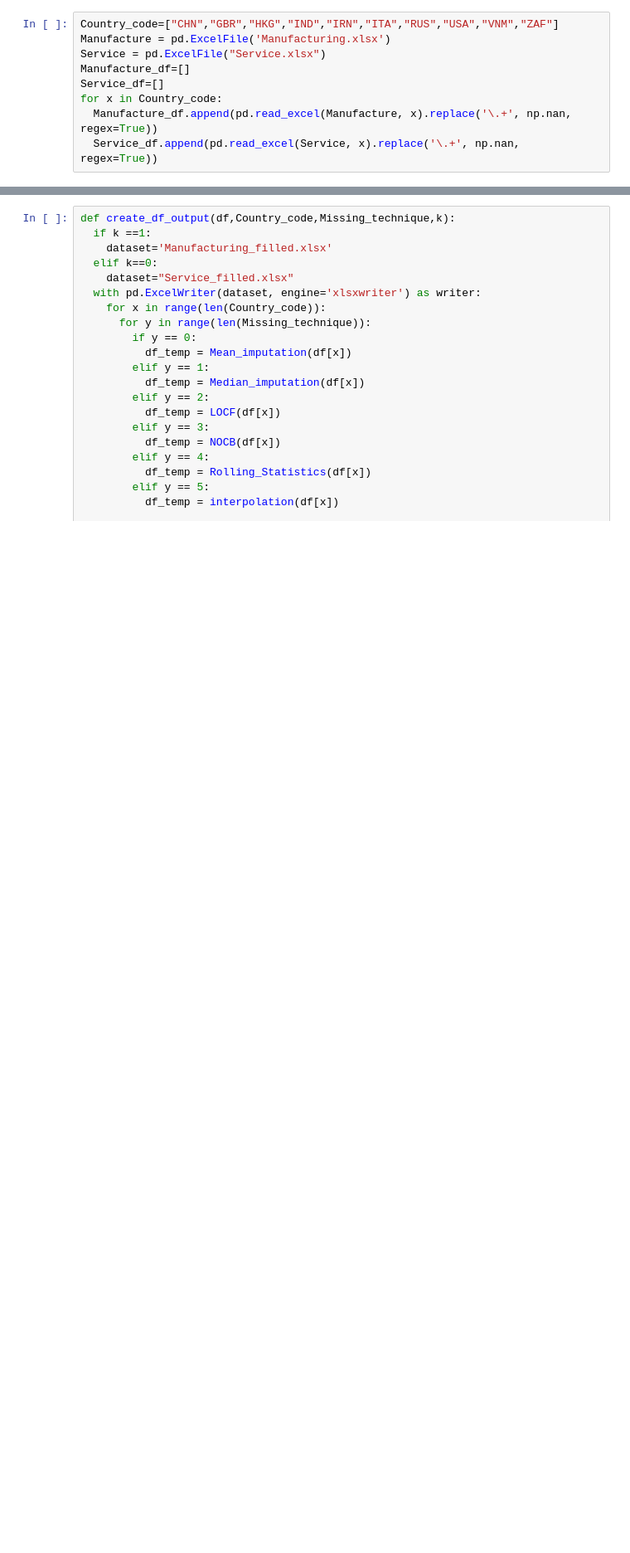
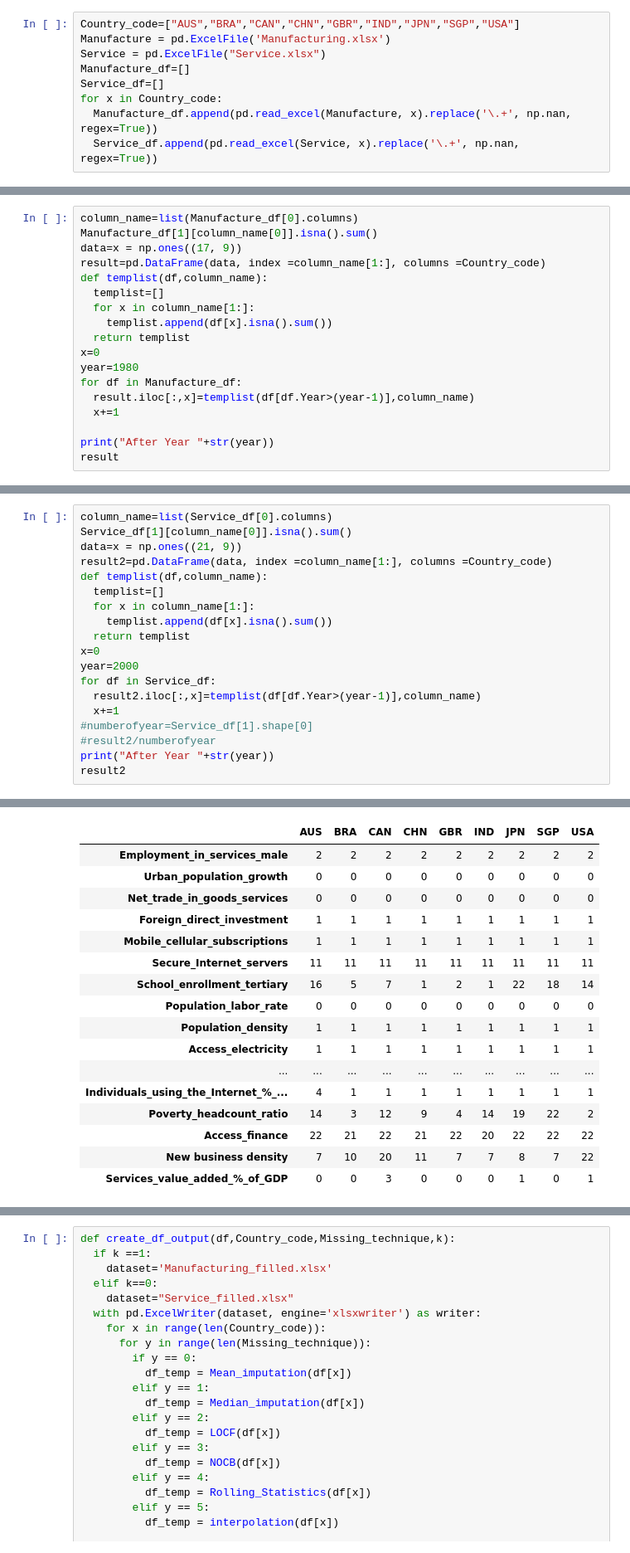
Before and after one commit to HannahFromAland/Accenture4-Evaluating-the-Attractiveness-of-a-Country, a Jupyter notebook: Meet2/Missing data/Filling_missing_value.ipynb, the cells around one changed output, grey strips where cells are left out. Shown at 83% size. Cells and saved outputs as stored; diff of their text form; blank space fills up the shorter version.

```diff
--- a/Meet2/Missing data/Filling_missing_value.ipynb
+++ b/Meet2/Missing data/Filling_missing_value.ipynb
@@ -8,5 +14,5 @@ Requirement already satisfied: xlsxwriter in /usr/local/lib/python3.7/dist-packa
 # %%
-Country_code=["CHN","GBR","HKG","IND","IRN","ITA","RUS","USA","VNM","ZAF"]
+Country_code=["AUS","BRA","CAN","CHN","GBR","IND","JPN","SGP","USA"]
 Manufacture = pd.ExcelFile('Manufacturing.xlsx')
 Service = pd.ExcelFile("Service.xlsx")
 Manufacture_df=[]
@@ -16,0 +25,18 @@ for x in Country_code:
+# %%
+column_name=list(Manufacture_df[0].columns)
+Manufacture_df[1][column_name[0]].isna().sum()
+data=x = np.ones((17, 9))
+result=pd.DataFrame(data, index =column_name[1:], columns =Country_code)
+def templist(df,column_name):
+  templist=[]
+  for x in column_name[1:]:
+    templist.append(df[x].isna().sum())
+  return templist
+x=0
+year=1980
+for df in Manufacture_df:
+  result.iloc[:,x]=templist(df[df.Year>(year-1)],column_name)
+  x+=1
+
+print("After Year "+str(year))
+result
@@ -16,0 +45,20 @@ for x in Country_code:
+# %%
+column_name=list(Service_df[0].columns)
+Service_df[1][column_name[0]].isna().sum()
+data=x = np.ones((21, 9))
+result2=pd.DataFrame(data, index =column_name[1:], columns =Country_code)
+def templist(df,column_name):
+  templist=[]
+  for x in column_name[1:]:
+    templist.append(df[x].isna().sum())
+  return templist
+x=0
+year=2000
+for df in Service_df:
+  result2.iloc[:,x]=templist(df[df.Year>(year-1)],column_name)
+  x+=1
+#numberofyear=Service_df[1].shape[0]
+#result2/numberofyear
+print("After Year "+str(year))
+result2
+# %% [output]
@@ -16,0 +66,17 @@ for x in Country_code:
+|  | AUS | BRA | CAN | CHN | GBR | IND | JPN | SGP | USA |
+| Employment_in_services_male | 2 | 2 | 2 | 2 | 2 | 2 | 2 | 2 | 2 |
+| Urban_population_growth | 0 | 0 | 0 | 0 | 0 | 0 | 0 | 0 | 0 |
+| Net_trade_in_goods_services | 0 | 0 | 0 | 0 | 0 | 0 | 0 | 0 | 0 |
+| Foreign_direct_investment | 1 | 1 | 1 | 1 | 1 | 1 | 1 | 1 | 1 |
+| Mobile_cellular_subscriptions | 1 | 1 | 1 | 1 | 1 | 1 | 1 | 1 | 1 |
+| Secure_Internet_servers | 11 | 11 | 11 | 11 | 11 | 11 | 11 | 11 | 11 |
+| School_enrollment_tertiary | 16 | 5 | 7 | 1 | 2 | 1 | 22 | 18 | 14 |
+| Population_labor_rate | 0 | 0 | 0 | 0 | 0 | 0 | 0 | 0 | 0 |
+| Population_density | 1 | 1 | 1 | 1 | 1 | 1 | 1 | 1 | 1 |
+| Access_electricity | 1 | 1 | 1 | 1 | 1 | 1 | 1 | 1 | 1 |
+| ... | ... | ... | ... | ... | ... | ... | ... | ... | ... |
+| Individuals_using_the_Internet_%_... | 4 | 1 | 1 | 1 | 1 | 1 | 1 | 1 | 1 |
+| Poverty_headcount_ratio | 14 | 3 | 12 | 9 | 4 | 14 | 19 | 22 | 2 |
+| Access_finance | 22 | 21 | 22 | 21 | 22 | 20 | 22 | 22 | 22 |
+| New business density | 7 | 10 | 20 | 11 | 7 | 7 | 8 | 7 | 22 |
+| Services_value_added_%_of_GDP | 0 | 0 | 3 | 0 | 0 | 0 | 1 | 0 | 1 |
```
Also changed, not shown: parts of 10 cells of this notebook, 58 other files.
